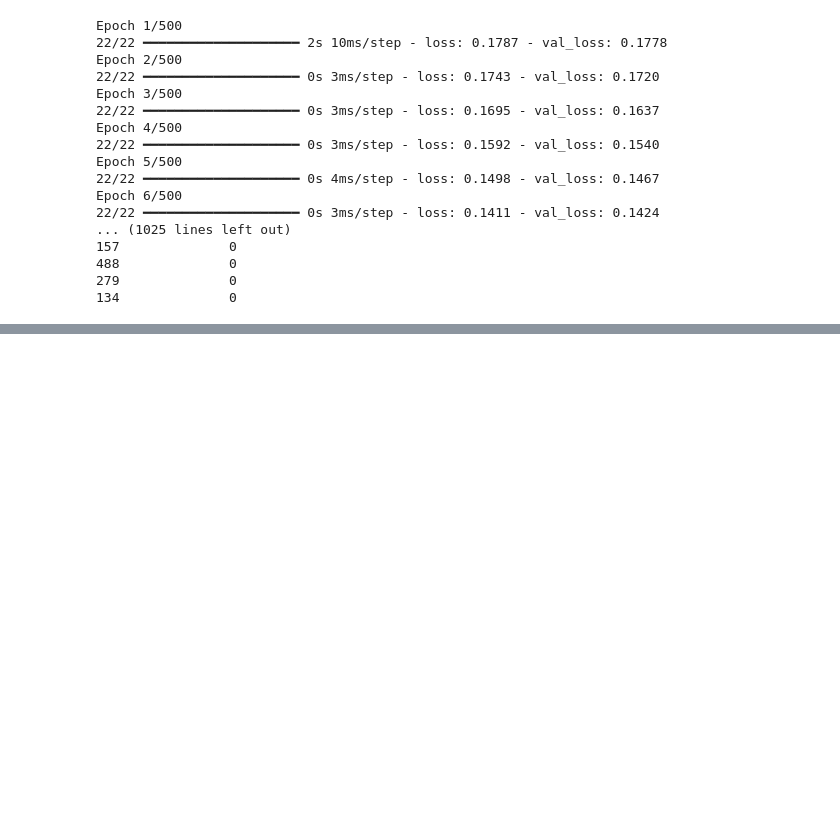
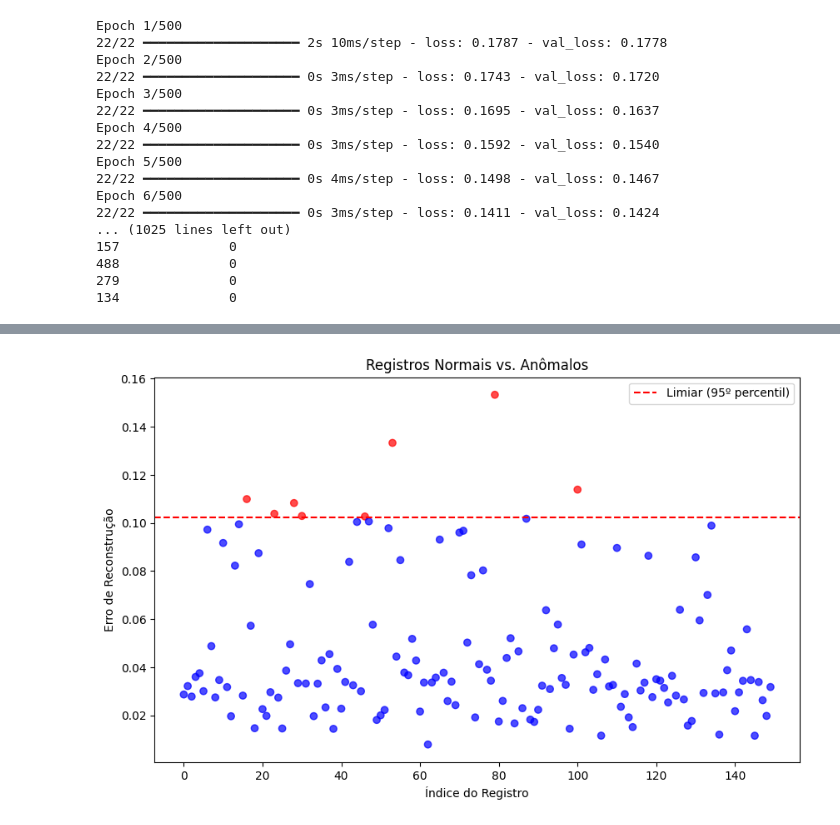
Before and after one commit to felippedamasoade/Deep_Learning_CV, a Jupyter notebook: DEEP_LEARNing.ipynb, the cells around one changed output, grey strips where cells are left out. Cells and saved outputs as stored; diff of their text form; code cells hidden in the pictures; blank space fills up the shorter version.

```diff
--- a/DEEP_LEARNing.ipynb
+++ b/DEEP_LEARNing.ipynb
@@ -115,0 +213,15 @@ Epoch 6/500
+# %%
+# Marcar registros normais e anômalos
+labels = ["Normal" if x <= threshold else "Anômalo" for x in reconstruction_error]
+
+# Criar um scatterplot
+plt.figure(figsize=(10, 6))
+plt.scatter(range(len(reconstruction_error)), reconstruction_error, c=["blue" if l == "Normal" else "red" for l in labels], alpha=0.7)
+plt.axhline(y=threshold, color="red", linestyle="--", label="Limiar (95º percentil)")
+plt.title("Registros Normais vs. Anômalos")
+plt.xlabel("Índice do Registro")
+plt.ylabel("Erro de Reconstrução")
+plt.legend()
+plt.show()
+# %% [output]
+[figure, added]
```
Also changed, not shown: parts of 6 cells of this notebook.
